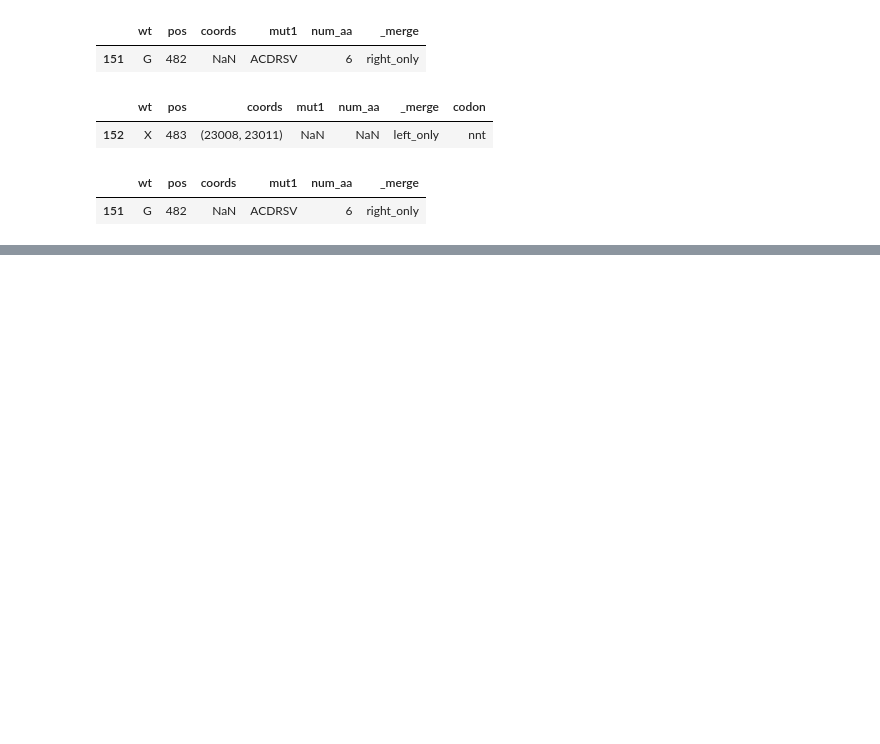
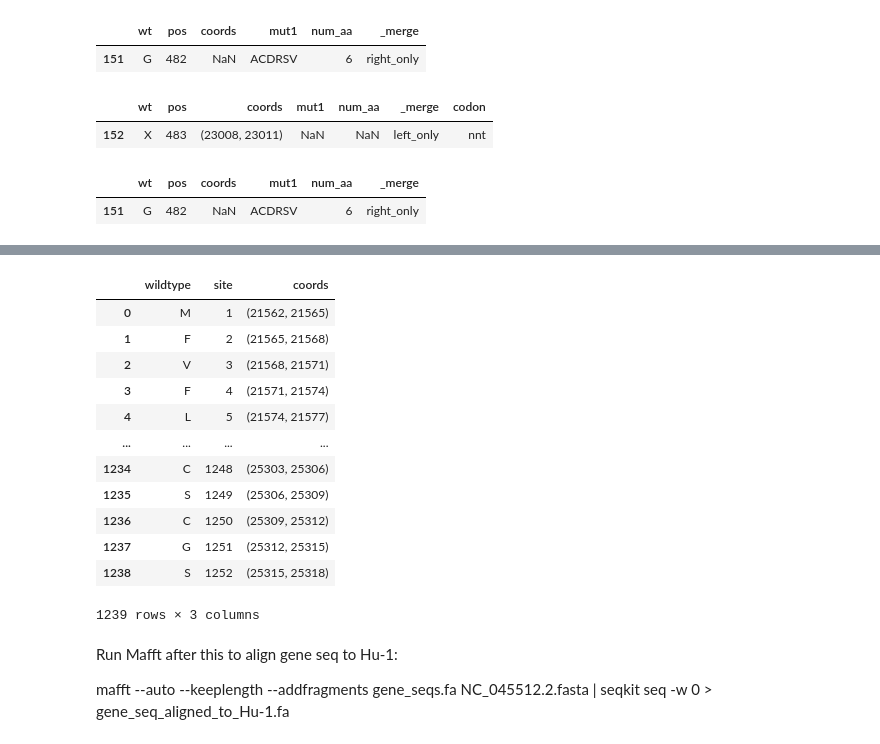
Before and after one commit to andersen-lab/sars-cov-2-dms-ref, a Jupyter notebook: scripts/sanity_check.ipynb, the cells around one changed output, grey strips where cells are left out. Cells and saved outputs as stored; diff of their text form; code cells hidden in the pictures; blank space fills up the shorter version.

```diff
--- a/scripts/sanity_check.ipynb
+++ b/scripts/sanity_check.ipynb
@@ -257,2 +262,18 @@ m
+# %%
+df
+# %% [output]
+|  | wildtype | site | coords |
+| 0 | M | 1 | (21562, 21565) |
+| 1 | F | 2 | (21565, 21568) |
+| 2 | V | 3 | (21568, 21571) |
+| 3 | F | 4 | (21571, 21574) |
+| 4 | L | 5 | (21574, 21577) |
+| ... | ... | ... | ... |
+| 1234 | C | 1248 | (25303, 25306) |
+| 1235 | S | 1249 | (25306, 25309) |
+| 1236 | C | 1250 | (25309, 25312) |
+| 1237 | G | 1251 | (25312, 25315) |
+| 1238 | S | 1252 | (25315, 25318) |
+1239 rows × 3 columns
 # %%
 # for the ref with .gb file, get the gene seq from gb file; otherwise, extract the seq from alignment file
@@ -299,0 +373,4 @@ get_gene_from_algn_file("/home/yutianc/sars-cov-2-dms-ref/Hu-1_BA.2.75_BA.4_BA.5
+# %% [markdown]
+Run Mafft after this to align gene seq to Hu-1:
+
+mafft --auto --keeplength --addfragments gene_seqs.fa NC_045512.2.fasta | seqkit seq -w 0 > gene_seq_aligned_to_Hu-1.fa
```
Also changed, not shown: parts of 21 cells of this notebook, 20 other files.
